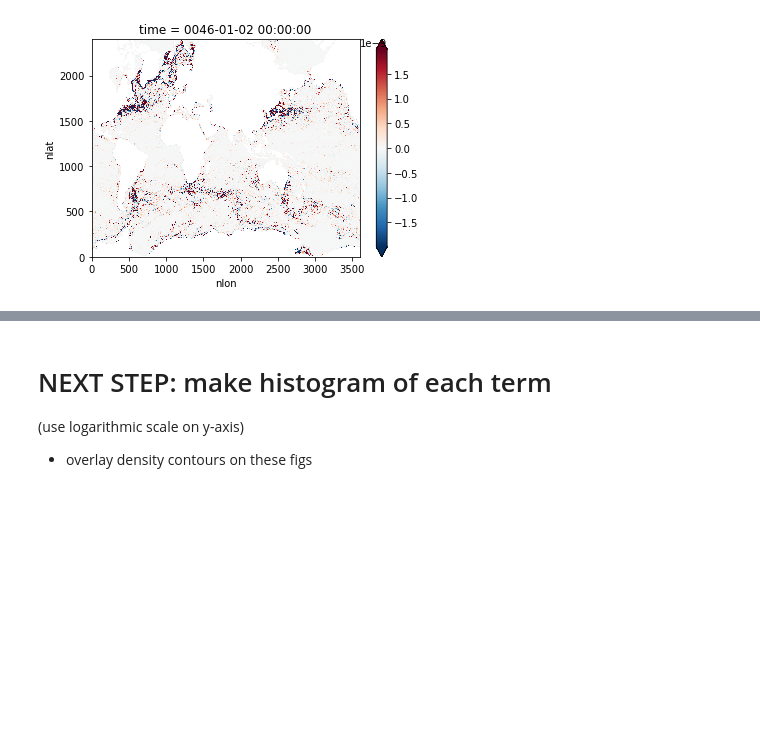
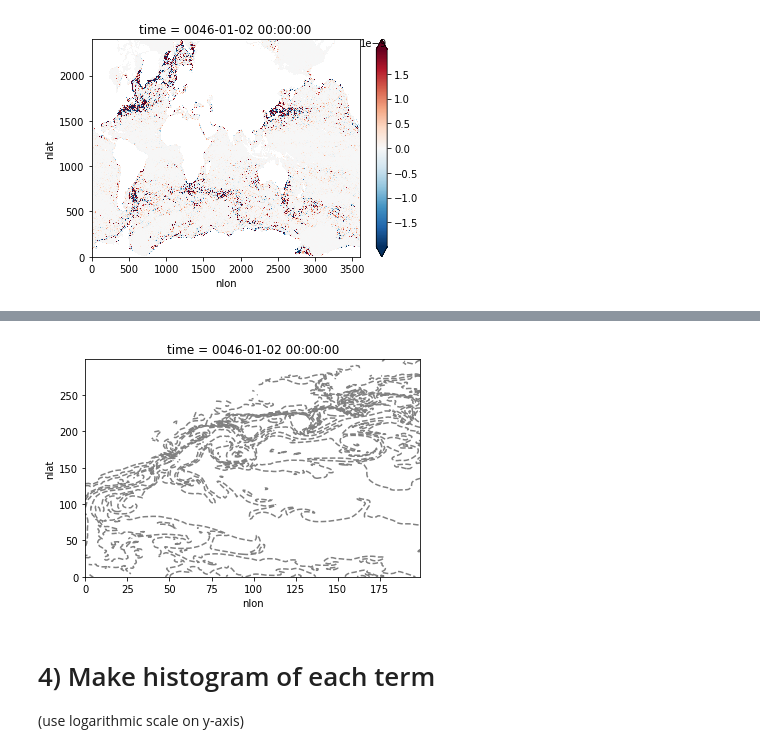
Before and after one commit to shanicetbailey/SST-gradients, a Jupyter notebook: CESM/tendency-sst-sss.ipynb, the cells around one changed output, grey strips where cells are left out. Saved outputs shown, nothing was run; the diff lists cells and outputs as text; code cells hidden in the pictures; blank space fills up the shorter version.

```diff
--- a/CESM/tendency-sst-sss.ipynb
+++ b/CESM/tendency-sst-sss.ipynb
@@ -413,0 +438,4 @@ plt.tight_layout();
+# %%
+sc = dict(c = rho.isel(**selection).plot.contour(levels=np.arange(1021, 1027, 0.5), colors='grey', linestyles='dashed'))
+# %% [output]
+[figure, added]
@@ -414,4 +466,3 @@ plt.tight_layout();
 # %% [markdown]
-# NEXT STEP: make histogram of each term
+# 4) Make histogram of each term
 (use logarithmic scale on y-axis)
-- overlay density contours on these figs
```
Also changed, not shown: parts of 12 cells of this notebook.
